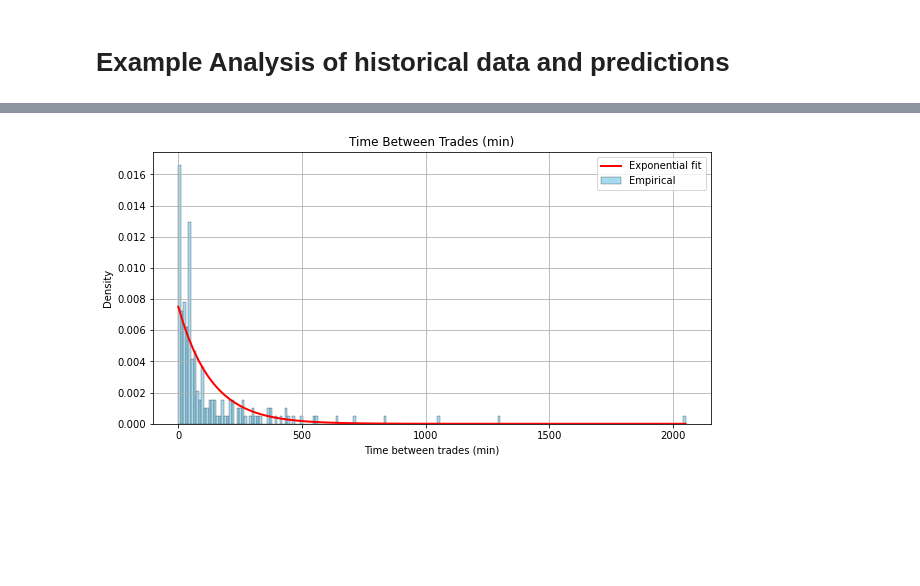
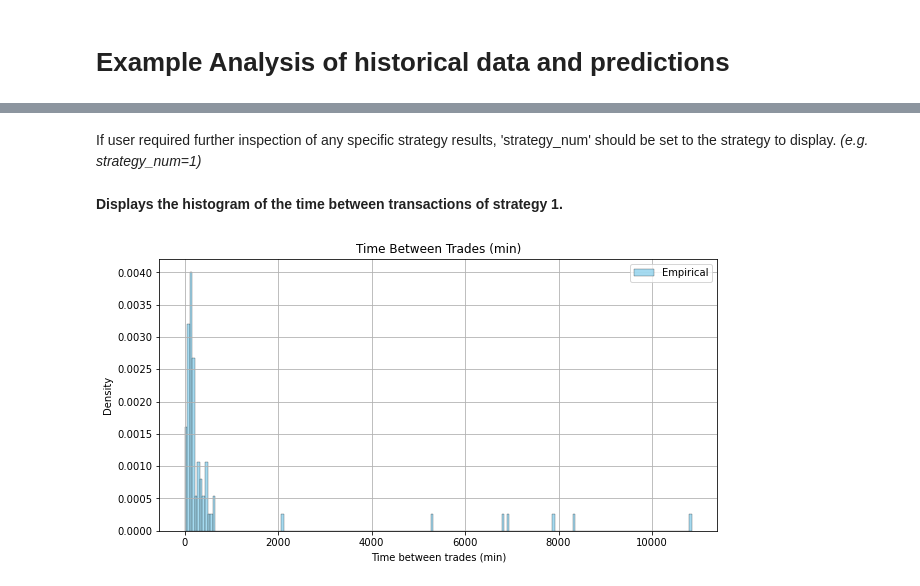
Before and after one commit to aakop14/dsf-model-evaluation, a Jupyter notebook: notebooks/example_analysis.ipynb, the cells around one changed output, grey strips where cells are left out. Saved outputs shown, nothing was run; the diff lists cells and outputs as text; code cells hidden in the pictures; blank space fills up the shorter version.

```diff
--- a/notebooks/example_analysis.ipynb
+++ b/notebooks/example_analysis.ipynb
@@ -17,7 +40,19 @@ Import historical raindex data. Find trading frequiency trends.
 # %%
-# Name of the csv file with historical strategy data
-raindex_filename = 'base-0x667d65a1e17d71bb20526fb22619d7d131ef7e832186eb4608606e7c7043d612.csv'
+# Names of the csv files with historical strategy data
+# Add all the file names that contain strategy historical data
+strategy_filenames = ['base-0x0e2a8c94fc7fd892abe7d7cfa0c7baae39eba83c04c4d6cc2410bb2e4bc44972.csv'
+                        ,'base-0x5aa490f9ce3167fba059a7a3707bdbbb1d3bebae45e58b50f6add63123e95b5b.csv'
+                        ,'base-0x6579cf51a7cb1bb7d4c5bc046c3807533fe1401f1af8d43076f19196cd73fa21.csv'
+                        ,'base-0x77b971ba727992deff71b24b9a2e0363e61f20d7bef8d0fd64164d3cec3b8edf.csv'
+                        ,'base-0x858bc93684aa375c1d02a5b09d72f913c6239d6916abeb26b88ebc91679ec9b6.csv'
+                        ,'base-0x943493dae1cf0dc6882b4b48dada7bbba87d66aeffc08b996f16fe7fe2a761f2.csv'
+                        ,'base-0xbc1f0c7e6d01d6fc69aa14c45255bbe1e290907fa0b695b8c7c707b8798c474b.csv'
+                        ,'base-0xbdffe74d38286fe9182c52e79161ed9d87e71a5133c34c069b2e3e541a74f9df.csv'
+                        ,'base-0xc1b5442dda956380adf3a9f13a9ee9bea017ef2c94b28f6b11f3c22bb4e8b3bb.csv']
 # Read the csv and process dataframe accordingly
-raindex_df = read_raindex_data(csv_path=utils.get_data_path(raindex_filename, 'trade'))
+strat_dfs = [read_raindex_data(csv_path=utils.get_data_path(strat_name, 'trade')) for strat_name in strategy_filenames]
 # Add column with time window between consecutive transactions in mins
-raindex_df = utils.add_timestamp_diffs(raindex_df)
+for index in range(len(strat_dfs)):
+    strat_dfs[index] = utils.add_timestamp_diffs(strat_dfs[index])
+    utils.add_reset_trade_count(strat_dfs[index])
+    strat_dfs[index]['trade_count_mod'] = strat_dfs[index]['recent_reset_mod'] - strat_dfs[index]['last_reset_mod']
@@ -49,7 +116,14 @@ Kurtosis: 28.9735
+# %% [markdown]
+If user required further inspection of any specific strategy results, 'strategy_num' should be set to the strategy to display. <i>(e.g. strategy_num=1)
 # %%
-# Plot histogram and fit exponential distribution to the transaction time windows.
+# Choose the number of strategy to get expanded histogram
+strategy_num = 1
+# Plot histogram of the transaction frequencies in specific strategy.
 # Skip first row
-vis.plot_trade_time_hist(raindex_df[1:], time_unit = 'min', bins = 200, kde = False)
+chosen_strategy_df = strat_dfs[strategy_num-1]
+display(Markdown(f'**Displays the histogram of the time between transactions of strategy {strategy_num}.**'))
+vis.plot_trade_time_hist(chosen_strategy_df[1:], time_unit = 'min', bins = 200, kde = False, fit_exp=False)
 # %% [output]
+**Displays the histogram of the time between transactions of strategy 1.**
-[figure, old version]
+[figure, new version]
 # %% [markdown]
```
Also changed, not shown: parts of 50 cells of this notebook, 41 other files.
